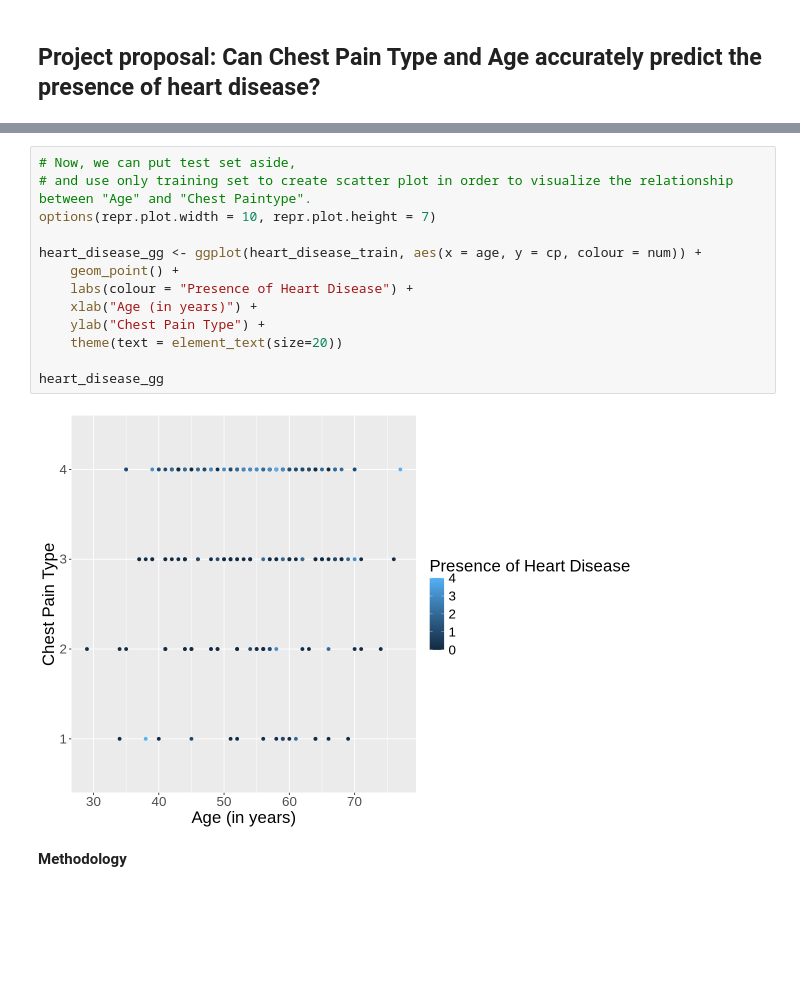
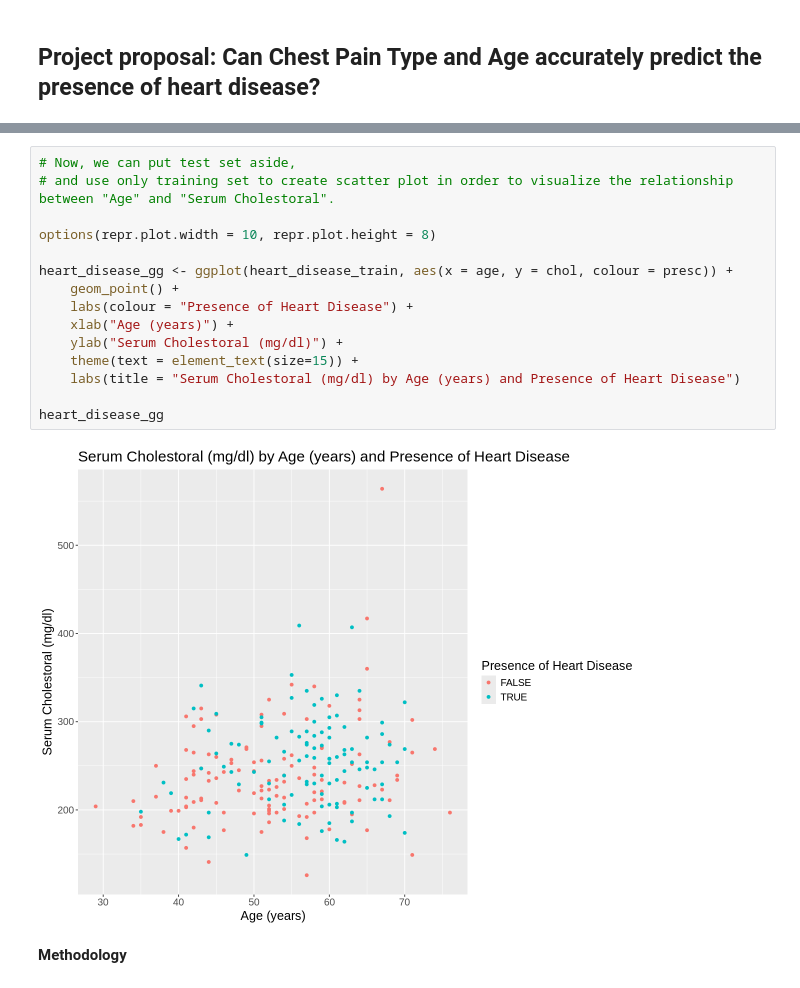
Before and after one commit to ywang550/dsci100project, a Jupyter notebook: project_proposal.ipynb, the cells around one changed output, grey strips where cells are left out. Drawn from its saved outputs; the diff is of its cells as text; blank space fills up the shorter version.

Commit message:
change to serum cholestoral vs. age

```diff
--- a/project_proposal.ipynb
+++ b/project_proposal.ipynb
@@ -91,17 +90,19 @@ A tibble: 6 × 5
-# %%
-# Now, we can put test set aside,
-# and use only training set to create scatter plot in order to visualize the relationship between "Age" and "Chest Paintype".
-options(repr.plot.width = 10, repr.plot.height = 7)
-
-heart_disease_gg <- ggplot(heart_disease_train, aes(x = age, y = cp, colour = num)) +
-    geom_point() +
-    labs(colour = "Presence of Heart Disease") +
-    xlab("Age (in years)") +
-    ylab("Chest Pain Type") +
-    theme(text = element_text(size=20))
-
-heart_disease_gg
-# %% [output]
-[figure, removed]
+# %%
+# Now, we can put test set aside,
+# and use only training set to create scatter plot in order to visualize the relationship between "Age" and "Serum Cholestoral".
+
+options(repr.plot.width = 10, repr.plot.height = 8)
+
+heart_disease_gg <- ggplot(heart_disease_train, aes(x = age, y = chol, colour = presc)) +
+    geom_point() +
+    labs(colour = "Presence of Heart Disease") +
+    xlab("Age (years)") +
+    ylab("Serum Cholestoral (mg/dl)") +
+    theme(text = element_text(size=15)) +
+    labs(title = "Serum Cholestoral (mg/dl) by Age (years) and Presence of Heart Disease")
+
+heart_disease_gg
+# %% [output]
+[figure, added]
 # %% [markdown]
 **Methodology**
```
Also changed, not shown: parts of 4 cells of this notebook.
